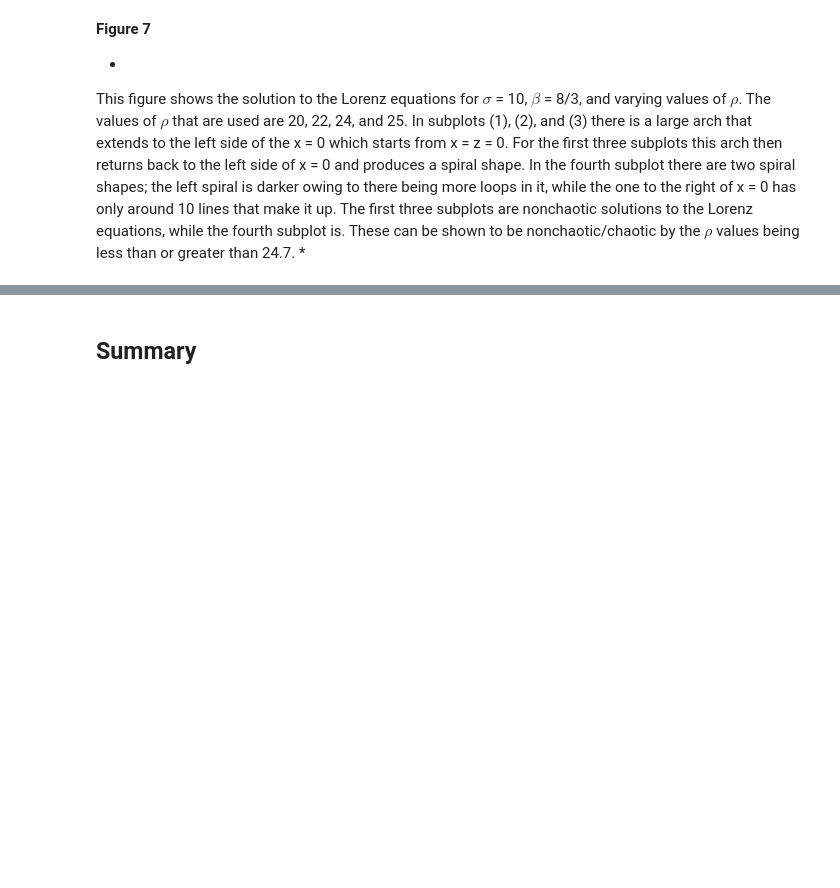
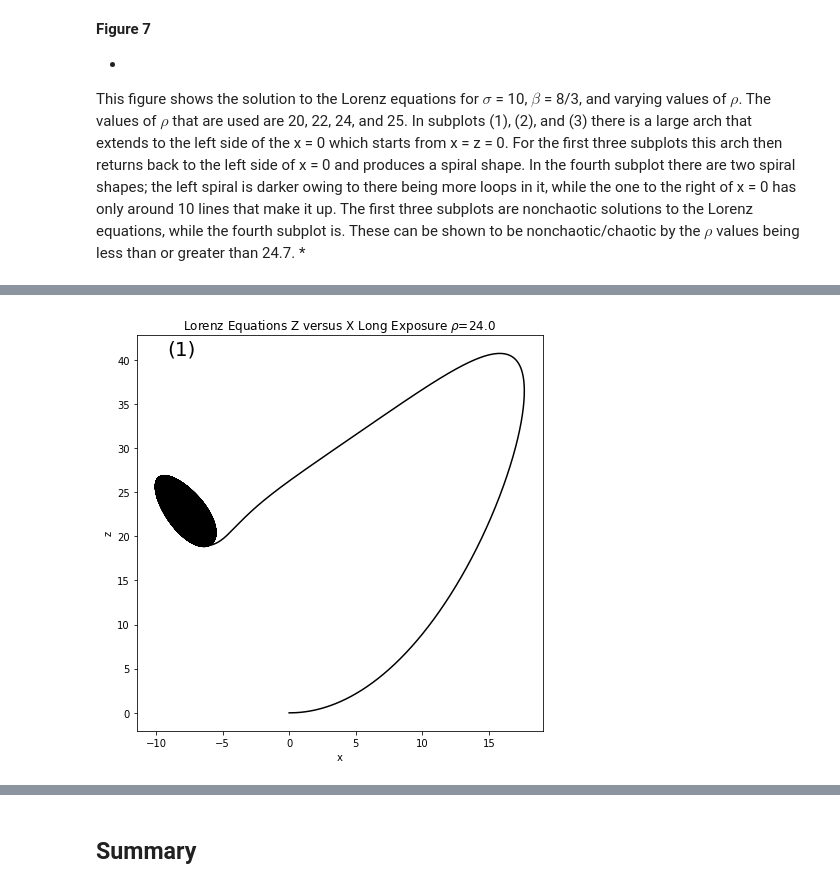
Before and after one commit to DannieWright/Final_Project, a Jupyter notebook: Final Project.ipynb, the cells around one changed output, grey strips where cells are left out. Saved outputs shown, nothing was run; the diff lists cells and outputs as text; code cells hidden in the pictures; blank space fills up the shorter version.

```diff
--- a/Final Project.ipynb
+++ b/Final Project.ipynb
@@ -692,37 +734,39 @@ if __name__ == "__main__":
 
     #set constants and starting condition
     sigma = 10.0
-    rho = [20, 24.7368421052631579, 28]
+    rho = [24.0]
     beta = 8.0 / 3.0
     r0 = (0, 1, 0)
 
     #set solution interval and accuracy
     interval = (0, 400)#(0, 50)
     steps = 4000000#100000
 
     #set up plot
     plt.figure(figsize=(16, 16))
 
     #plot the figure for each rho value
     for i in range (len (rho)):
 
         #set the state based on the current rho value
         state = (sigma, rho[i], beta)
 
         #solve the Lorenz equations
         solution = lorenzSolution (r0, interval, steps, state)
 
         # x vs z
         ax = plt.subplot(2, 2, i + 1)
         ax.set_xlabel("x")
         ax.set_ylabel("z")
         ax.set_title (r"Lorenz Equations Z versus X Long Exposure $\rho$={}".format (rho[i]))
         ax.text (plotLabelXPos, plotLabelYPos, "({})".format(i + 1), fontsize=plotLabelFontSize,
                  transform=ax.transAxes)
         plt.plot(solution[:,1], solution[:,3], "-k")
 
 
     plt.show ()
+# %% [output]
+[figure, added]
 # %% [markdown]
 ## Analysis <a id='an'></a>
 
```
Also changed, not shown: parts of 2 cells of this notebook.
